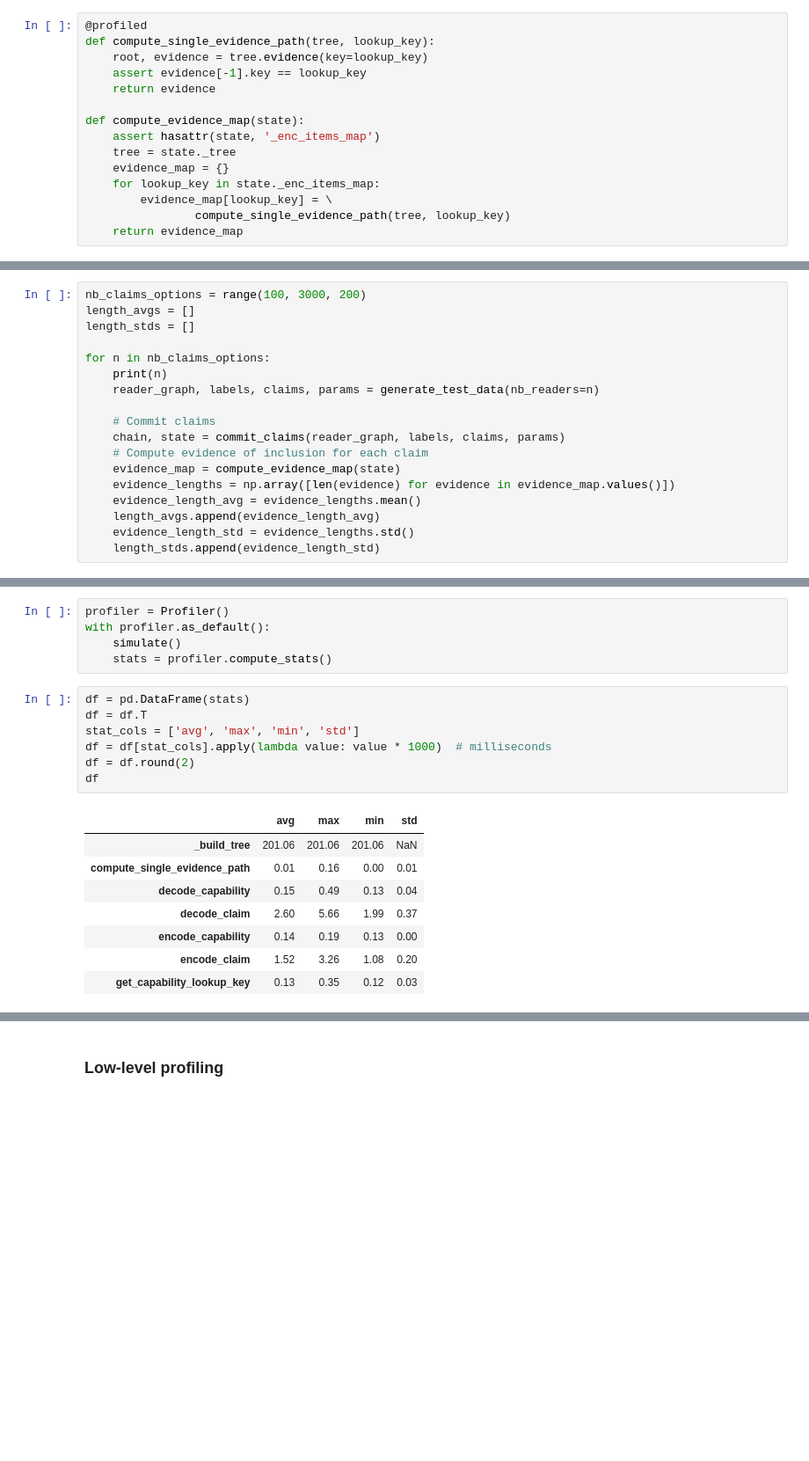
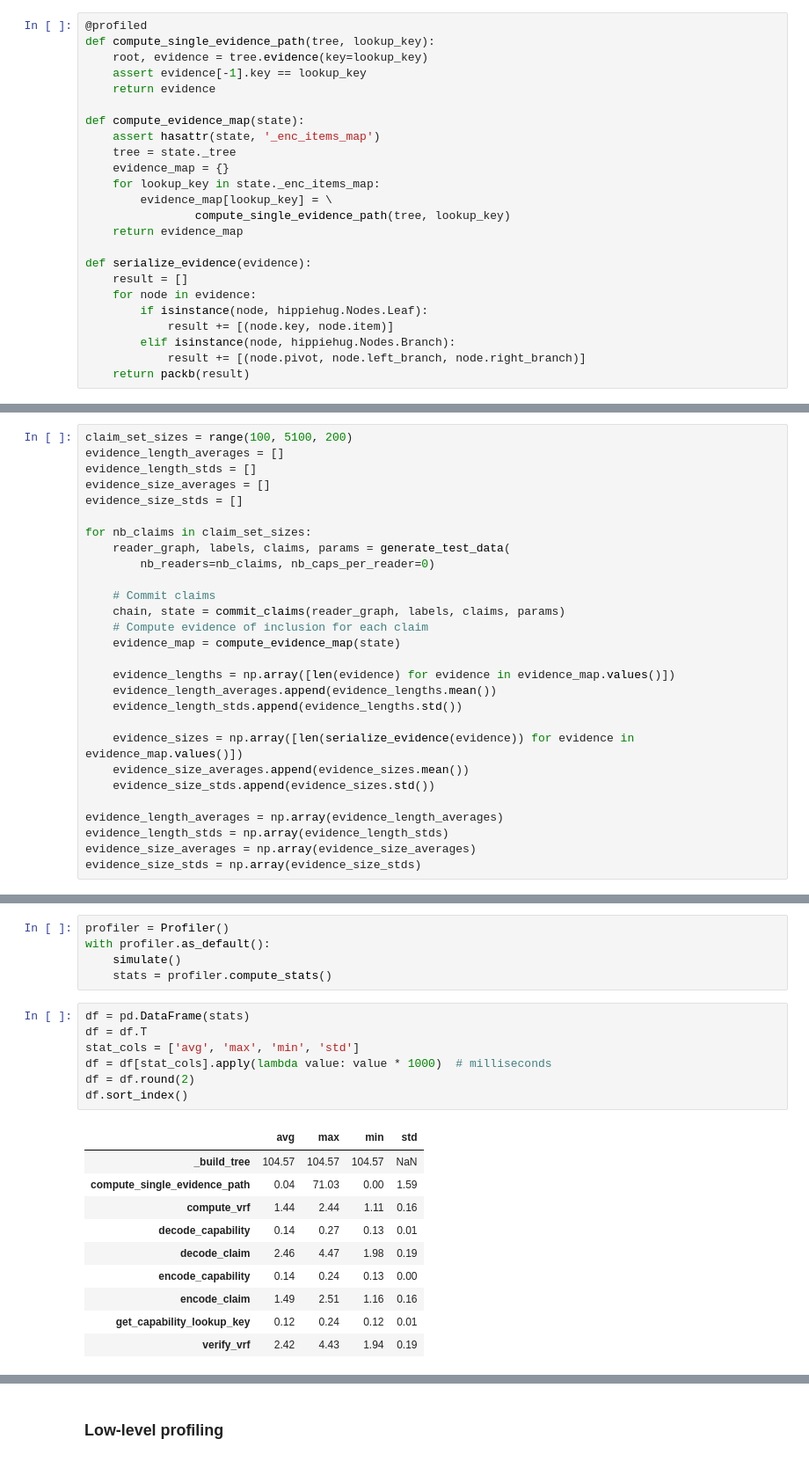
Before and after one commit to claimchain/claimchain-core, a Jupyter notebook: simulations/operations_profiling.ipynb, the cells around one changed output, grey strips where cells are left out. Shown at 88% size. Drawn from its saved outputs; the diff is of its cells as text; blank space fills up the shorter version.

Commit message:
Add VRF profiling; add evidence measurements

```diff
--- a/simulations/operations_profiling.ipynb
+++ b/simulations/operations_profiling.ipynb
@@ -81,6 +87,15 @@ def compute_evidence_map(state):
         evidence_map[lookup_key] = \
                 compute_single_evidence_path(tree, lookup_key)
     return evidence_map
+
+def serialize_evidence(evidence):
+    result = []
+    for node in evidence:
+        if isinstance(node, hippiehug.Nodes.Leaf):
+            result += [(node.key, node.item)]
+        elif isinstance(node, hippiehug.Nodes.Branch):
+            result += [(node.pivot, node.left_branch, node.right_branch)]
+    return packb(result)
 # %% [markdown]
 ## Simulating the readers
 # %%
@@ -103,18 +120,28 @@ def read_claims(chain, reader_graph, labels, claims, params):
 # %%
-nb_claims_options = range(100, 3000, 200)
-length_avgs = []
-length_stds = []
+claim_set_sizes = range(100, 5100, 200)
+evidence_length_averages = []
+evidence_length_stds = []
+evidence_size_averages = []
+evidence_size_stds = []
 
-for n in nb_claims_options:
-    print(n)
-    reader_graph, labels, claims, params = generate_test_data(nb_readers=n)
+for nb_claims in claim_set_sizes:
+    reader_graph, labels, claims, params = generate_test_data(
+        nb_readers=nb_claims, nb_caps_per_reader=0)
 
     # Commit claims
     chain, state = commit_claims(reader_graph, labels, claims, params)
     # Compute evidence of inclusion for each claim
     evidence_map = compute_evidence_map(state)
+
     evidence_lengths = np.array([len(evidence) for evidence in evidence_map.values()])
-    evidence_length_avg = evidence_lengths.mean()
-    length_avgs.append(evidence_length_avg)
-    evidence_length_std = evidence_lengths.std()
-    length_stds.append(evidence_length_std)
+    evidence_length_averages.append(evidence_lengths.mean())
+    evidence_length_stds.append(evidence_lengths.std())
+
+    evidence_sizes = np.array([len(serialize_evidence(evidence)) for evidence in evidence_map.values()])
+    evidence_size_averages.append(evidence_sizes.mean())
+    evidence_size_stds.append(evidence_sizes.std())
+
+evidence_length_averages = np.array(evidence_length_averages)
+evidence_length_stds = np.array(evidence_length_stds)
+evidence_size_averages = np.array(evidence_size_averages)
+evidence_size_stds = np.array(evidence_size_stds)
@@ -161,19 +200,21 @@ with profiler.as_default():
 # %%
 df = pd.DataFrame(stats)
 df = df.T
 stat_cols = ['avg', 'max', 'min', 'std']
 df = df[stat_cols].apply(lambda value: value * 1000)  # milliseconds
 df = df.round(2)
-df
+df.sort_index()
 # %% [output]
 |  | avg | max | min | std |
-| _build_tree | 201.06 | 201.06 | 201.06 | NaN |
-| compute_single_evidence_path | 0.01 | 0.16 | 0.00 | 0.01 |
-| decode_capability | 0.15 | 0.49 | 0.13 | 0.04 |
-| decode_claim | 2.60 | 5.66 | 1.99 | 0.37 |
-| encode_capability | 0.14 | 0.19 | 0.13 | 0.00 |
-| encode_claim | 1.52 | 3.26 | 1.08 | 0.20 |
-| get_capability_lookup_key | 0.13 | 0.35 | 0.12 | 0.03 |
+| _build_tree | 104.57 | 104.57 | 104.57 | NaN |
+| compute_single_evidence_path | 0.04 | 71.03 | 0.00 | 1.59 |
+| compute_vrf | 1.44 | 2.44 | 1.11 | 0.16 |
+| decode_capability | 0.14 | 0.27 | 0.13 | 0.01 |
+| decode_claim | 2.46 | 4.47 | 1.98 | 0.19 |
+| encode_capability | 0.14 | 0.24 | 0.13 | 0.00 |
+| encode_claim | 1.49 | 2.51 | 1.16 | 0.16 |
+| get_capability_lookup_key | 0.12 | 0.24 | 0.12 | 0.01 |
+| verify_vrf | 2.42 | 4.43 | 1.94 | 0.19 |
 # %%
 pretty_df = df[['avg', 'std']].sort_index()
 pretty_df.index = [
```
Also changed, not shown: parts of 7 cells of this notebook, 1 other file.
